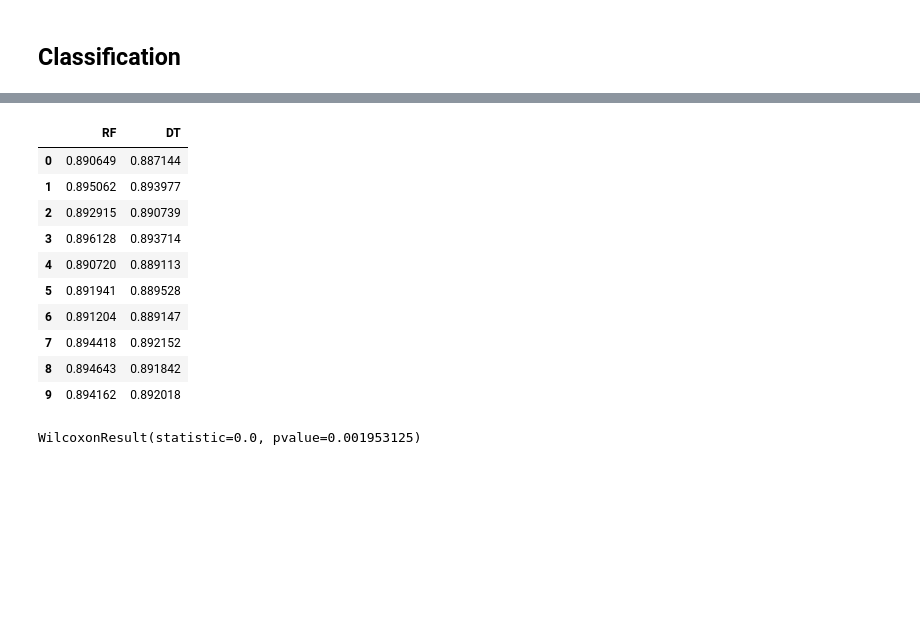
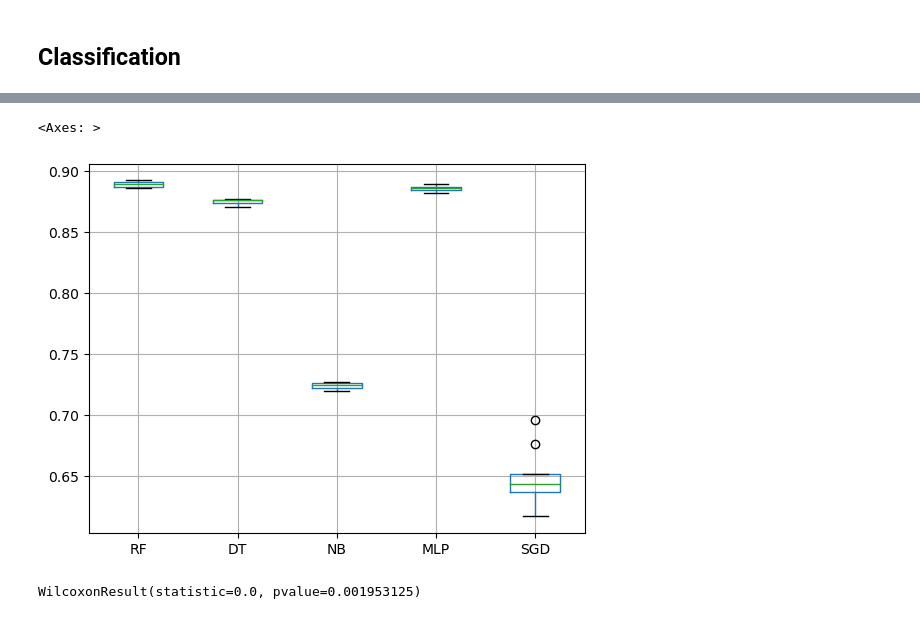
Before and after one commit to Metalcape/url-classifier, a Jupyter notebook: url-classifier.ipynb, the cells around one changed output, grey strips where cells are left out. Drawn from its saved outputs; the diff is of its cells as text; code cells hidden in the pictures; blank space fills up the shorter version.

```diff
--- a/url-classifier.ipynb
+++ b/url-classifier.ipynb
@@ -494,6 +494,6 @@ RF_cross = cross_validate(RF_clf, train_x, train_Y, scoring={
                                                         'accuracy': make_scorer(accuracy_score)},
                         return_estimator=True,
                         cv = skf,
-                        n_jobs=1000)
+                        n_jobs=-1)
 print_metrics(RF_cross)
 # %% [output]
@@ -513,7 +507,7 @@ ValueError: need at most 63 handles, got a sequence of length 1001
 # %%
 from sklearn.tree import DecisionTreeClassifier
 
-DT_clf = DecisionTreeClassifier(min_samples_leaf=5, max_depth=20)
+DT_clf = DecisionTreeClassifier()
 DT_cross = cross_validate(DT_clf, train_x, train_Y, scoring={
                                                         'precision': make_scorer(precision_score, pos_label='malicious'),
                                                         'recall': make_scorer(recall_score, pos_label='malicious'),
@@ -525,0 +549,15 @@ print_metrics(DT_cross)
+# %%
+from sklearn.neural_network import MLPClassifier
+from sklearn.preprocessing import StandardScaler
+from sklearn.pipeline import Pipeline
+
+MLP_pipe = Pipeline([('vect', StandardScaler()), ('clf', MLPClassifier())])
+MLP_cross = cross_validate(MLP_pipe, train_x, train_Y, scoring={
+                                                        'precision': make_scorer(precision_score, pos_label='malicious'),
+                                                        'recall': make_scorer(recall_score, pos_label='malicious'),
+                                                        'f1_score': make_scorer(f1_score, pos_label='malicious'),
+                                                        'accuracy': make_scorer(accuracy_score)},
+                        return_estimator=True,
+                        cv = skf,
+                        n_jobs=-1)
+print_metrics(MLP_cross)
@@ -525,0 +572,14 @@ print_metrics(DT_cross)
+# %%
+from sklearn.linear_model import SGDClassifier
+from sklearn.kernel_approximation import RBFSampler
+
+SGD_pipe = Pipeline([('vect', StandardScaler()), ('rbf', RBFSampler()), ('clf', SGDClassifier())])
+SGD_cross = cross_validate(SGD_pipe, train_x, train_Y, scoring={
+                                                        'precision': make_scorer(precision_score, pos_label='malicious'),
+                                                        'recall': make_scorer(recall_score, pos_label='malicious'),
+                                                        'f1_score': make_scorer(f1_score, pos_label='malicious'),
+                                                        'accuracy': make_scorer(accuracy_score)},
+                        return_estimator=True,
+                        cv = skf,
+                        n_jobs=-1)
+print_metrics(SGD_cross)
@@ -526,17 +594,8 @@ print_metrics(DT_cross)
 # %%
-metrics = pd.DataFrame({'RF':RF_cross['test_f1_score'], 'DT': DT_cross['test_f1_score']})
-metrics.boxplot()
+f_score = pd.DataFrame({'RF':RF_cross['test_f1_score'], 'DT': DT_cross['test_f1_score'], 'NB':NB_cross['test_f1_score'], 'MLP':MLP_cross['test_f1_score'], 'SGD':SGD_cross['test_f1_score']})
+f_score.boxplot()
 # %% [output]
-|  | RF | DT |
-| 0 | 0.890649 | 0.887144 |
-| 1 | 0.895062 | 0.893977 |
-| 2 | 0.892915 | 0.890739 |
-| 3 | 0.896128 | 0.893714 |
-| 4 | 0.890720 | 0.889113 |
-| 5 | 0.891941 | 0.889528 |
-| 6 | 0.891204 | 0.889147 |
-| 7 | 0.894418 | 0.892152 |
-| 8 | 0.894643 | 0.891842 |
-| 9 | 0.894162 | 0.892018 |
+<Axes: >
+[figure, added]
 # %%
 from scipy.stats import wilcoxon
```
Also changed, not shown: parts of 8 cells of this notebook.
